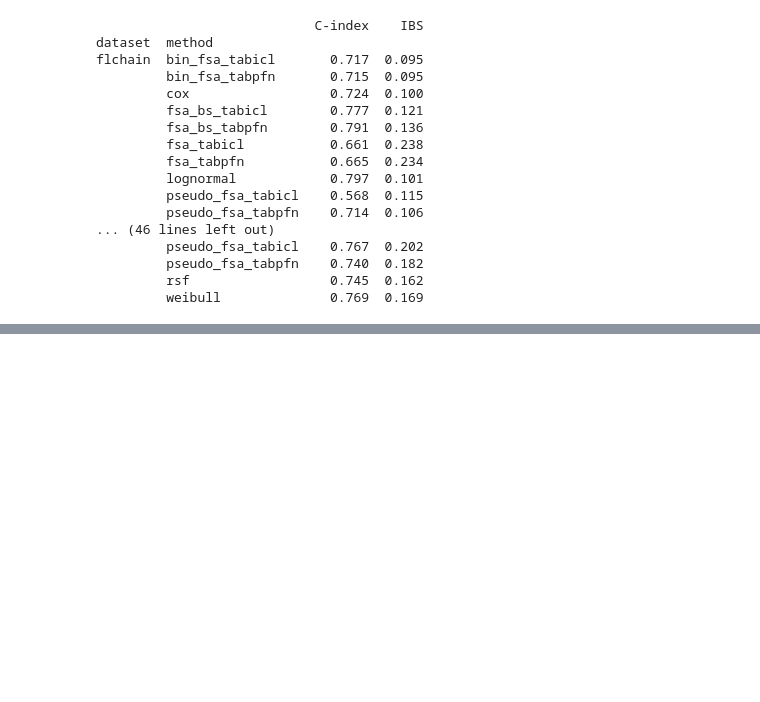
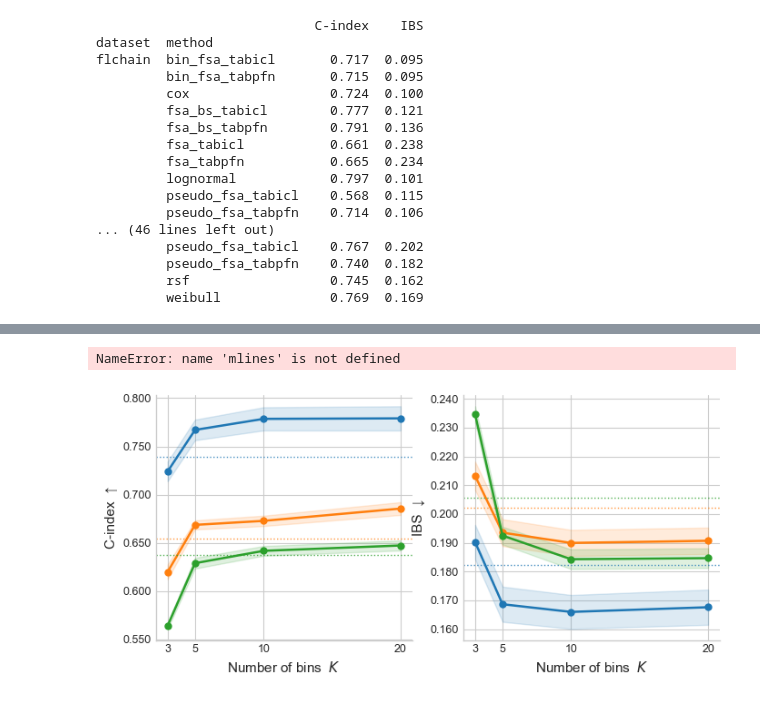
Before and after one commit to marianaw/frozenhazard, a Jupyter notebook: notebooks/results_plots.ipynb, the cells around one changed output, grey strips where cells are left out. Cells and saved outputs as stored; diff of their text form; code cells hidden in the pictures; blank space fills up the shorter version.

```diff
--- a/notebooks/results_plots.ipynb
+++ b/notebooks/results_plots.ipynb
@@ -299,0 +312,62 @@ plt.show()
+# %%
+# ── Ablation: BinFSA performance vs number of bins K ─────────────────────────
+with open('../results/results_ablation.json') as f:
+    abl = json.load(f)
+
+abl_datasets = [d for d in _DS_ORDER if d in abl['datasets']]
+k_values     = abl['k_values']
+
+# Reference: FSA-PO (TabPFN) per dataset from main results
+ref_ci  = {ds: np.mean([x['ci']  for x in store[ds]['pseudo_fsa_tabpfn']]) for ds in abl_datasets}
+ref_ibs = {ds: np.mean([x['ibs'] for x in store[ds]['pseudo_fsa_tabpfn']]) for ds in abl_datasets}
+
+abl_palette = sns.color_palette("tab10", n_colors=len(abl_datasets))
+abl_color   = dict(zip(abl_datasets, abl_palette))
+
+fig, axes = plt.subplots(1, 2, figsize=(8, 3.5))
+
+for ax, (metric_key, metric_label, better, ref_dict) in zip(axes, [
+    ('ci',  'C-index', '↑', ref_ci),
+    ('ibs', 'IBS',     '↓', ref_ibs),
+]):
+    for ds in abl_datasets:
+        means = np.array([np.mean([x[metric_key] for x in abl['datasets'][ds][str(k)]]) for k in k_values])
+        stds  = np.array([np.std( [x[metric_key] for x in abl['datasets'][ds][str(k)]]) for k in k_values])
+        ses   = stds / np.sqrt(len(abl['datasets'][ds][str(k_values[0])]))
+        color = abl_color[ds]
+
+        ax.plot(k_values, means, marker='o', markersize=5, linewidth=1.8,
+                color=color, label=DATASET_LABELS.get(ds, ds))
+        ax.fill_between(k_values, means - ses, means + ses, alpha=0.15, color=color)
+
+        # FSA-PO reference as horizontal dashed line (same color)
+        ax.axhline(ref_dict[ds], color=color, linewidth=1.0,
+                   linestyle=':', alpha=0.8)
+
+    ax.set_xlabel('Number of bins  $K$', fontsize=11)
+    ax.set_ylabel(f'{metric_label}  {better}', fontsize=11)
+    ax.set_xticks(k_values)
+    ax.yaxis.set_major_formatter(ticker.FormatStrFormatter('%.3f'))
+    ax.tick_params(labelsize=9)
+    ax.spines[['top', 'right']].set_visible(False)
+
+# ── Legend ─────────────────────────────────────────────────────────────────────
+ds_handles = [
+    mlines.Line2D([], [], color=abl_color[ds], linewidth=1.8,
+                  label=DATASET_LABELS.get(ds, ds))
+    for ds in abl_datasets
+]
+ref_handle = mlines.Line2D([], [], color='#555555', linewidth=1.0,
+                            linestyle=':', label='FSA-PO reference')
+fig.legend(handles=ds_handles + [ref_handle],
+           loc='lower center', ncol=len(abl_datasets) + 1,
+           fontsize=9, frameon=False, bbox_to_anchor=(0.5, -0.08))
+
+fig.suptitle('BinFSA: effect of number of bins $K$', fontsize=12, fontweight='bold')
+plt.tight_layout()
+plt.savefig('../figures/ablation_bins.pdf', dpi=300, bbox_inches='tight')
+plt.savefig('../figures/ablation_bins.png', dpi=300, bbox_inches='tight')
+plt.show()
+# %% [output]
+NameError: name 'mlines' is not defined
+[figure, added]
```
Also changed, not shown: parts of 4 cells of this notebook, 4 other files.
